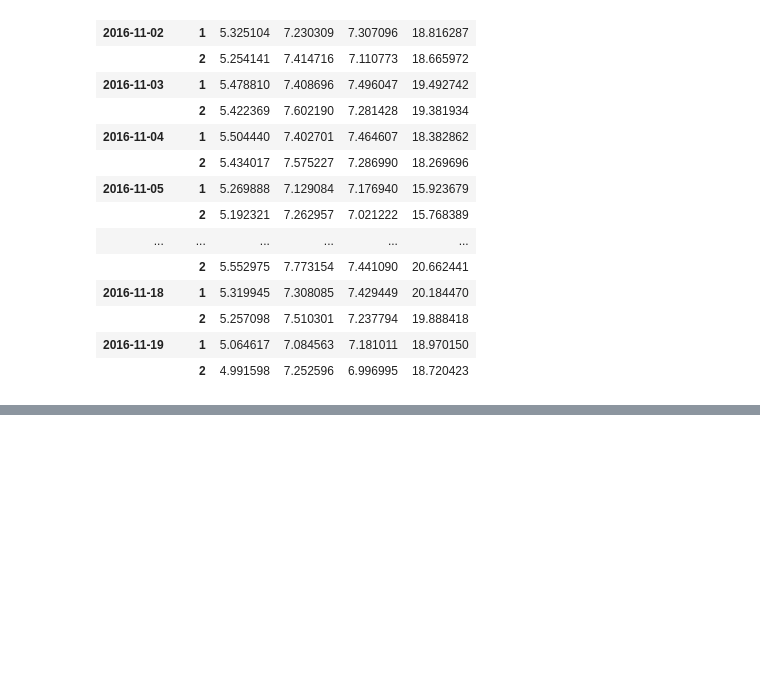
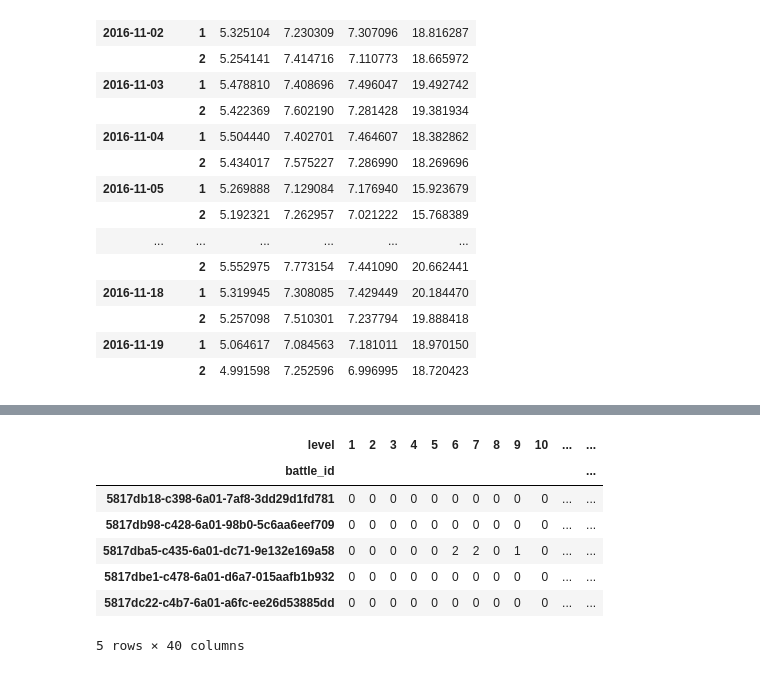
Before and after one commit to urbanisaziya/test_prod, a Jupyter notebook: Test prod an.ipynb, the cells around one changed output, grey strips where cells are left out. Drawn from its saved outputs; the diff is of its cells as text; code cells hidden in the pictures; blank space fills up the shorter version.

Commit message:
battles

```diff
--- a/Test prod an.ipynb
+++ b/Test prod an.ipynb
@@ -134,3 +134,17 @@ df[df['start_time']=='2016-11-02']
+# %%
+df_d1 = df[(df['start_time']=='2016-11-01')]
+battles = pd.crosstab(index = df_d1['battle_id'], columns =  df_d1['level'])
+
+battles.head()
+# %% [output]
+| level | 1 | 2 | 3 | 4 | 5 | 6 | 7 | 8 | 9 | 10 | ... | ... |
+| battle_id |  |  |  |  |  |  |  |  |  |  |  | ... |
+| 5817db18-c398-6a01-7af8-3dd29d1fd781 | 0 | 0 | 0 | 0 | 0 | 0 | 0 | 0 | 0 | 0 | ... | ... |
+| 5817db98-c428-6a01-98b0-5c6aa6eef709 | 0 | 0 | 0 | 0 | 0 | 0 | 0 | 0 | 0 | 0 | ... | ... |
+| 5817dba5-c435-6a01-dc71-9e132e169a58 | 0 | 0 | 0 | 0 | 0 | 2 | 2 | 0 | 1 | 0 | ... | ... |
+| 5817dbe1-c478-6a01-d6a7-015aafb1b932 | 0 | 0 | 0 | 0 | 0 | 0 | 0 | 0 | 0 | 0 | ... | ... |
+| 5817dc22-c4b7-6a01-a6fc-ee26d53885dd | 0 | 0 | 0 | 0 | 0 | 0 | 0 | 0 | 0 | 0 | ... | ... |
+5 rows × 40 columns
 # %%
 # посмотреть распределение лвл в команде по батл айди с учетом дня
 # возможно изменение - меньший разброс по лвл в команде (в первый день встречаются игроки с низким уровнем в тиме с высокими)
```
Also changed, not shown: parts of 1 cell of this notebook.
